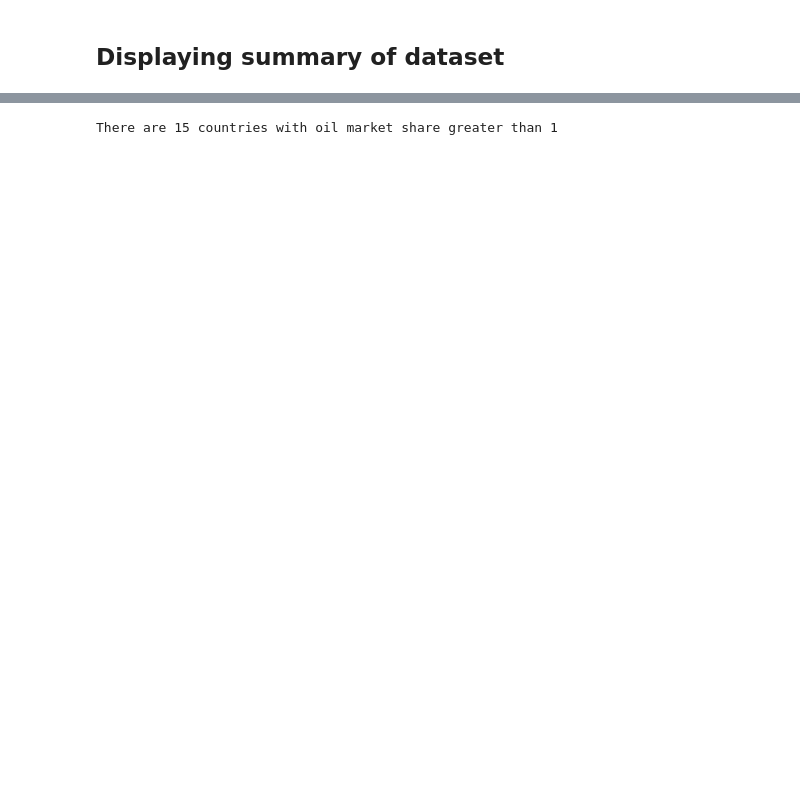
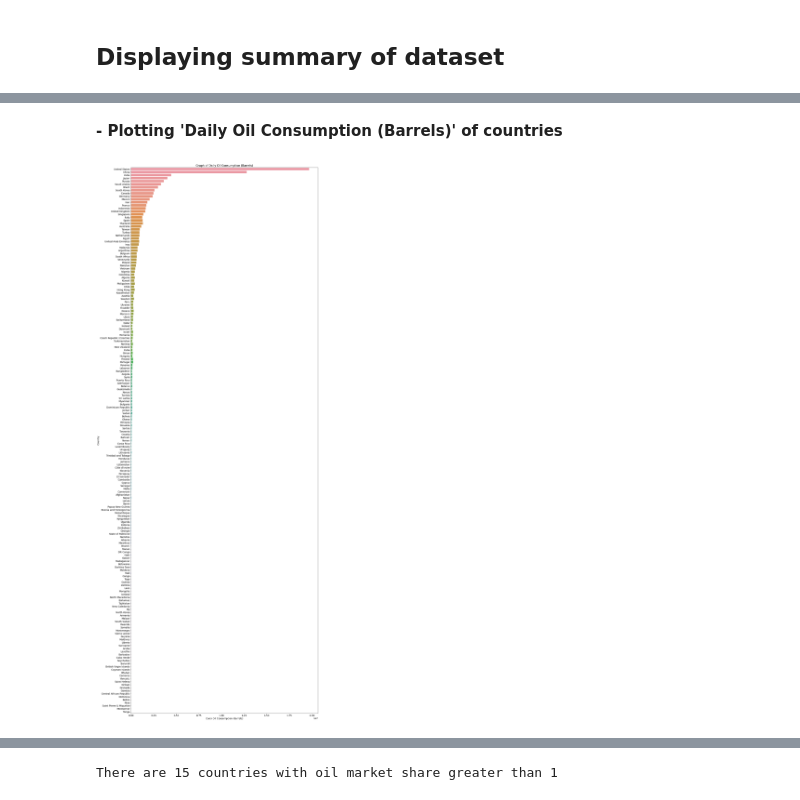
Before and after one commit to AmmarSadiq1/data-analysis, a Jupyter notebook: Prices/petrol_prices.ipynb, the cells around one changed output, grey strips where cells are left out. Saved outputs shown, nothing was run; the diff lists cells and outputs as text; code cells hidden in the pictures; blank space fills up the shorter version.

```diff
--- a/Prices/petrol_prices.ipynb
+++ b/Prices/petrol_prices.ipynb
@@ -56,0 +96,7 @@ petrol_df.head()
+# %% [markdown]
+**- Plotting 'Daily Oil Consumption (Barrels)' of countries**
+# %%
+plt.title("Graph of Daily Oil Consumption (Barrels)")
+sns.barplot(x = petrol_df['Daily Oil Consumption (Barrels)'], y = petrol_df['Country']);
+# %% [output]
+[figure, added]
```
Also changed, not shown: parts of 44 cells of this notebook.
